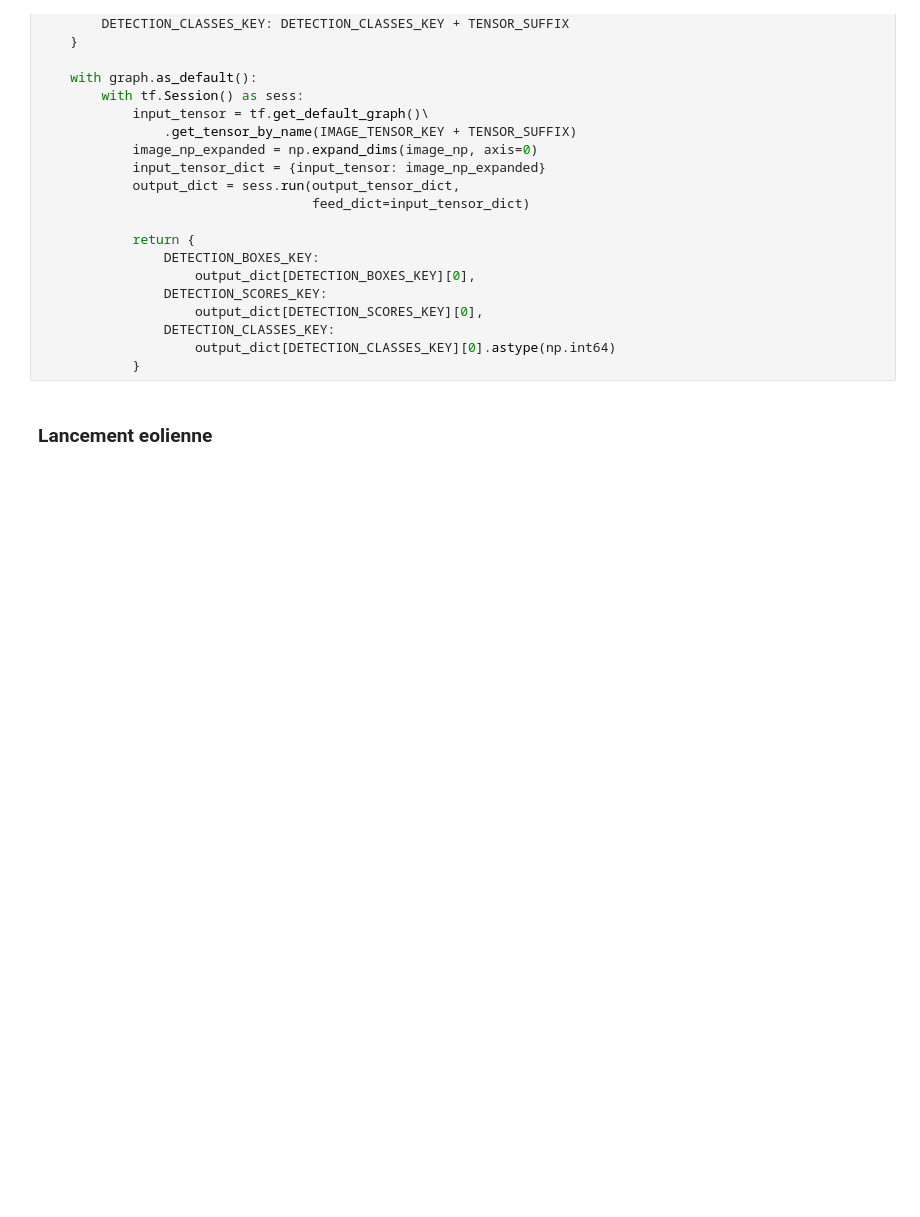
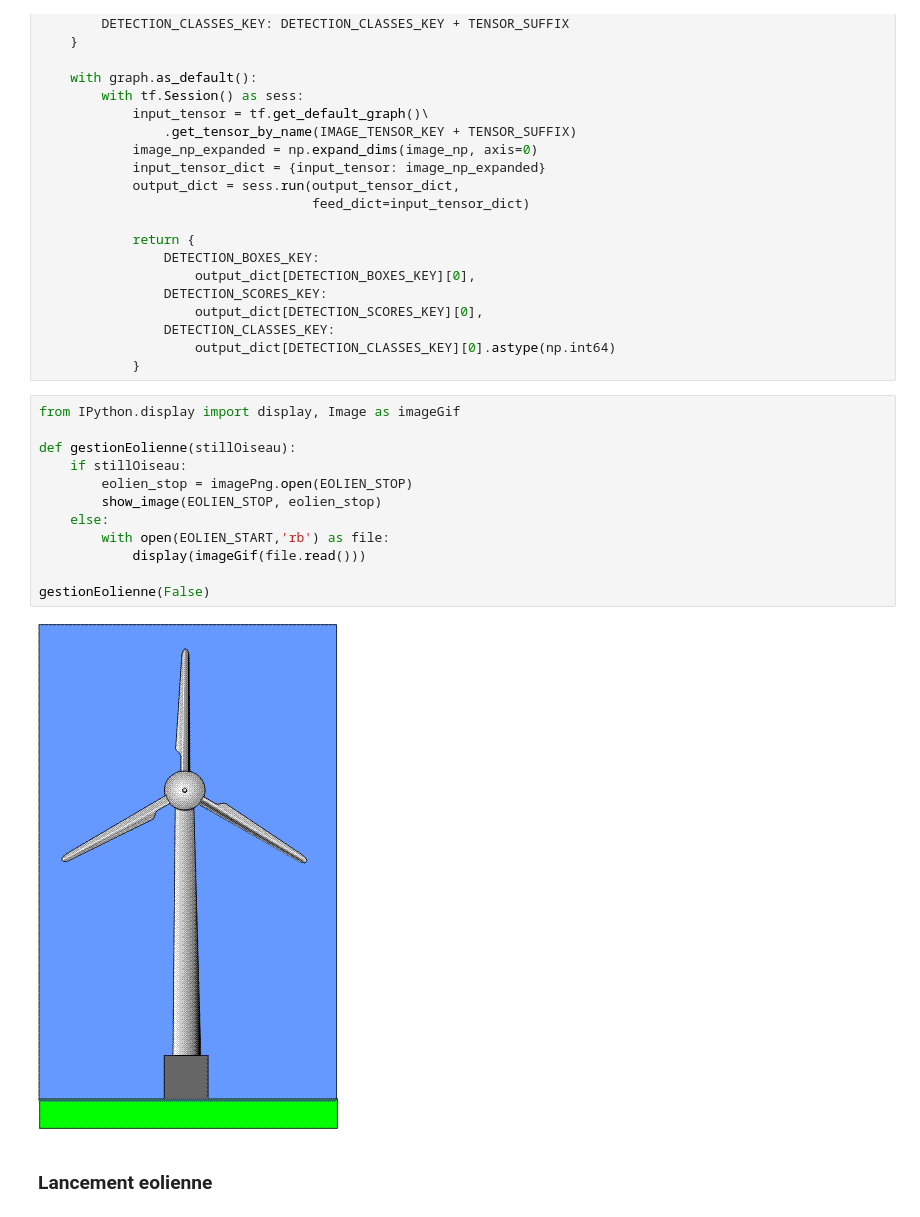
Before and after one commit to joconte/bird-detection, a Jupyter notebook: object-detection-oidv4.ipynb, the cells around one changed output. Saved outputs shown, nothing was run; the diff lists cells and outputs as text; blank space fills up the shorter version.

```diff
--- a/object-detection-oidv4.ipynb
+++ b/object-detection-oidv4.ipynb
@@ -355,6 +355,20 @@ def run_inference(graph, image_np):
                 DETECTION_CLASSES_KEY:
                     output_dict[DETECTION_CLASSES_KEY][0].astype(np.int64)
             }
+# %%
+from IPython.display import display, Image as imageGif
+
+def gestionEolienne(stillOiseau):
+    if stillOiseau:
+        eolien_stop = imagePng.open(EOLIEN_STOP)
+        show_image(EOLIEN_STOP, eolien_stop)
+    else:
+        with open(EOLIEN_START,'rb') as file:
+            display(imageGif(file.read()))
+
+gestionEolienne(False)
+# %% [output]
+[figure, added]
 # %% [markdown]
 ### Lancement eolienne
 # %%
```
Also changed, not shown: parts of 6 cells of this notebook, 2 other files.
